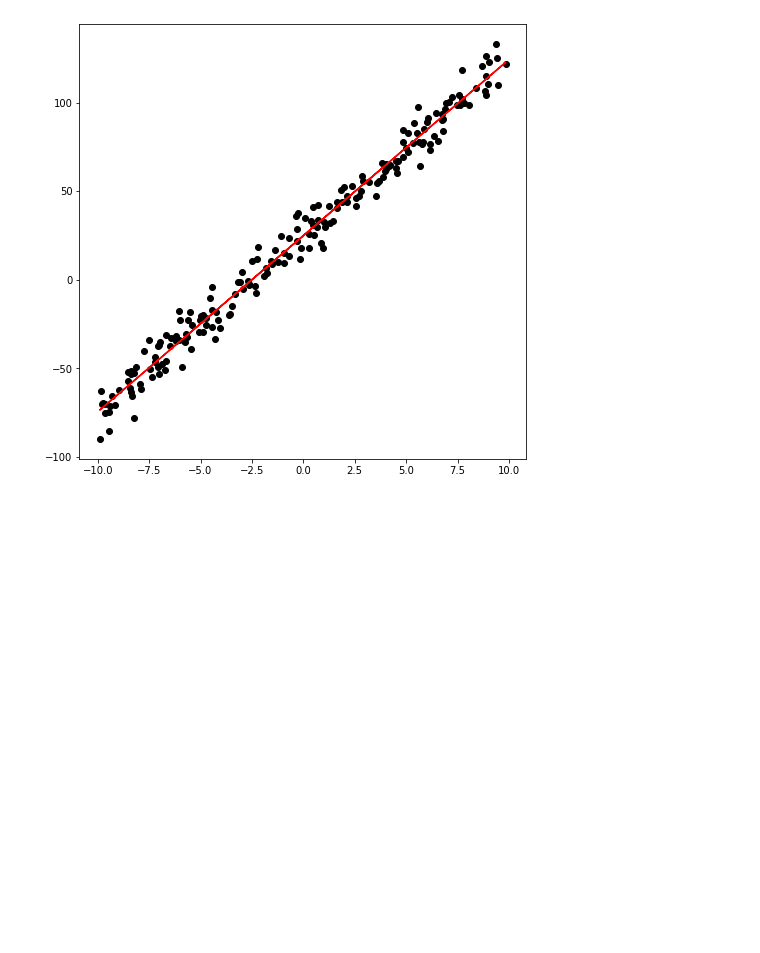
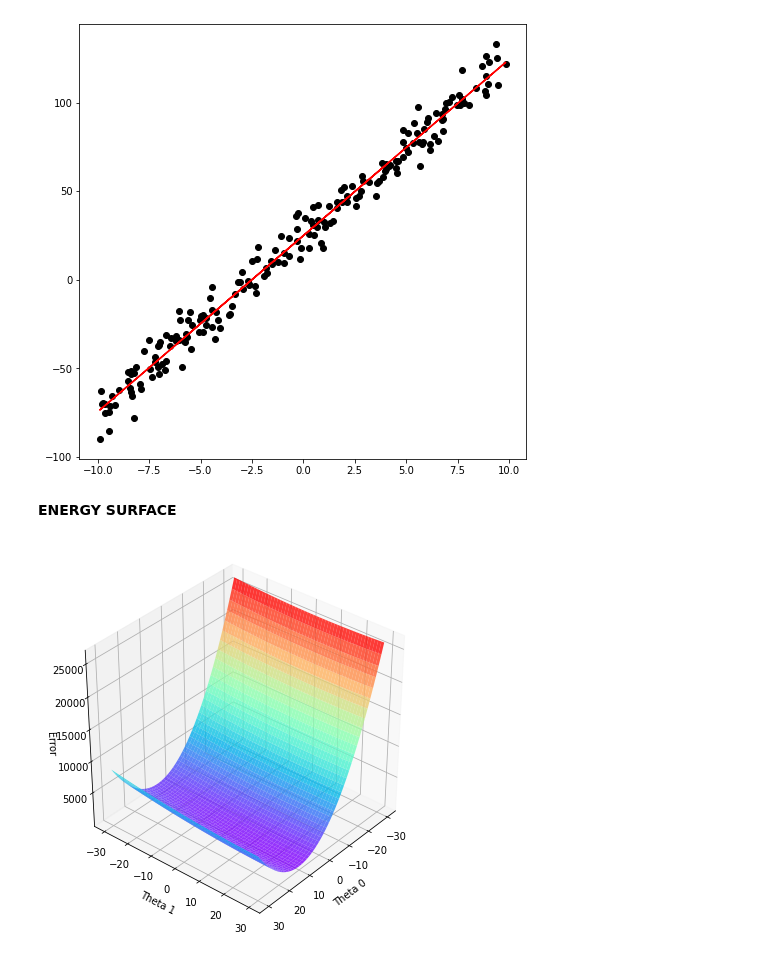
Before and after one commit to dvkieu/ImageProcessing-Kieu, a Jupyter notebook: Assignment_03.ipynb, the cells around one changed output. Cells and saved outputs as stored; diff of their text form; code cells hidden in the pictures; blank space fills up the shorter version.

Commit message:
Plotting the energy surface

```diff
--- a/Assignment_03.ipynb
+++ b/Assignment_03.ipynb
@@ -31,3 +31,22 @@ plt.plot(x_data, train_data.predict(x_data), color='red')
 plt.show()
 # %% [output]
 [figure]
+# %% [markdown]
+**ENERGY SURFACE**
+# %%
+fig = plt.figure(figsize=(7, 7))
+energy_surface = fig.add_subplot(projection='3d')
+theta0_axis = np.arange(-30, 30, 0.1)
+theta1_axis = np.arange(-30, 30, 0.1)
+THETA0, THETA1 = np.meshgrid(theta0_axis, theta1_axis)
+totalError = 0
+for i in range(len(x_data)):
+  totalError += (y_data[i] - (THETA0 * x_data[i] + THETA1)) ** 2 / (float(len(x_data)) * 2)
+
+energy_surface.plot_surface(THETA0, THETA1, totalError, cmap = 'rainbow', alpha=0.8)
+energy_surface.set_xlabel('Theta 0')
+energy_surface.set_ylabel('Theta 1')
+energy_surface.set_zlabel('Error')
+energy_surface.view_init(35,40)
+# %% [output]
+[figure, added]
```
